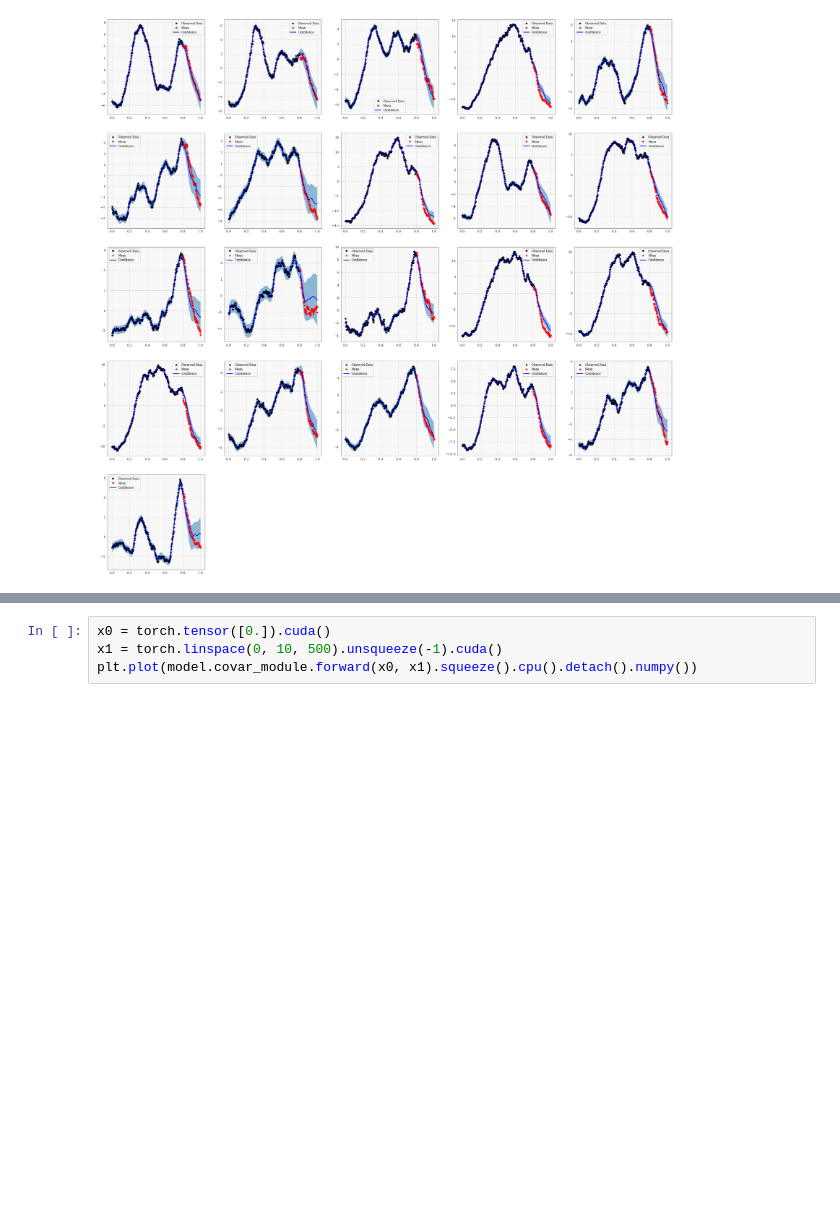
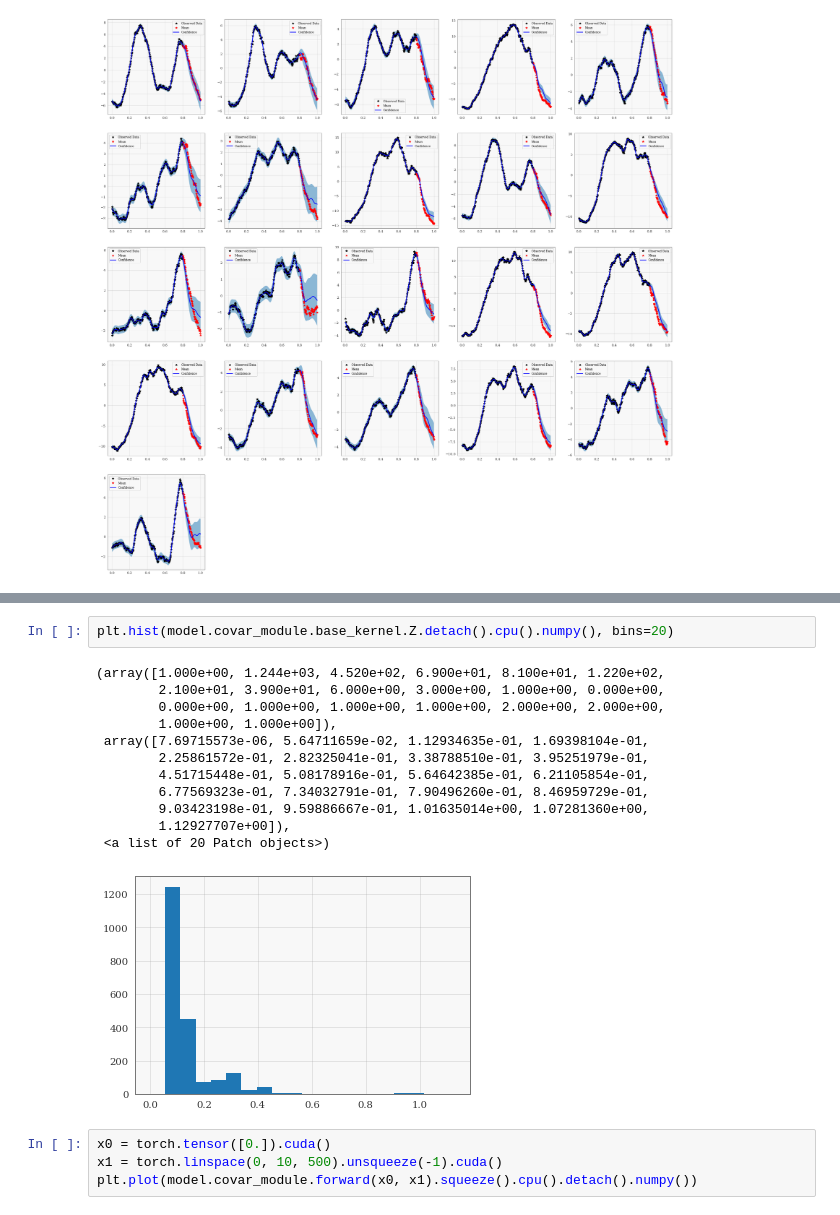
Before and after one commit to cornellius-gp/gpytorch, a Jupyter notebook: examples/01_Simple_GP_Regression/NS_Spectral_AF_Kernel_NS_Function-PRCP.ipynb, the cells around one changed output, grey strips where cells are left out. Cells and saved outputs as stored; diff of their text form; blank space fills up the shorter version.

```diff
--- a/examples/01_Simple_GP_Regression/NS_Spectral_AF_Kernel_NS_Function-PRCP.ipynb
+++ b/examples/01_Simple_GP_Regression/NS_Spectral_AF_Kernel_NS_Function-PRCP.ipynb
@@ -248,3 +244,18 @@ tensor([[[29.2676]]], device='cuda:0', grad_fn=<SoftplusBackward>)
+# %%
+plt.hist(model.covar_module.base_kernel.Z.detach().cpu().numpy(), bins=20)
+# %% [output]
+(array([1.000e+00, 1.244e+03, 4.520e+02, 6.900e+01, 8.100e+01, 1.220e+02,
+        2.100e+01, 3.900e+01, 6.000e+00, 3.000e+00, 1.000e+00, 0.000e+00,
+        0.000e+00, 1.000e+00, 1.000e+00, 1.000e+00, 2.000e+00, 2.000e+00,
+        1.000e+00, 1.000e+00]),
+ array([7.69715573e-06, 5.64711659e-02, 1.12934635e-01, 1.69398104e-01,
+        2.25861572e-01, 2.82325041e-01, 3.38788510e-01, 3.95251979e-01,
+        4.51715448e-01, 5.08178916e-01, 5.64642385e-01, 6.21105854e-01,
+        6.77569323e-01, 7.34032791e-01, 7.90496260e-01, 8.46959729e-01,
+        9.03423198e-01, 9.59886667e-01, 1.01635014e+00, 1.07281360e+00,
+        1.12927707e+00]),
+ <a list of 20 Patch objects>)
+[figure, added]
 # %%
 x0 = torch.tensor([0.]).cuda()
 x1 = torch.linspace(0, 10, 500).unsqueeze(-1).cuda()
```
Also changed, not shown: parts of 2 cells of this notebook, 4 other files.
